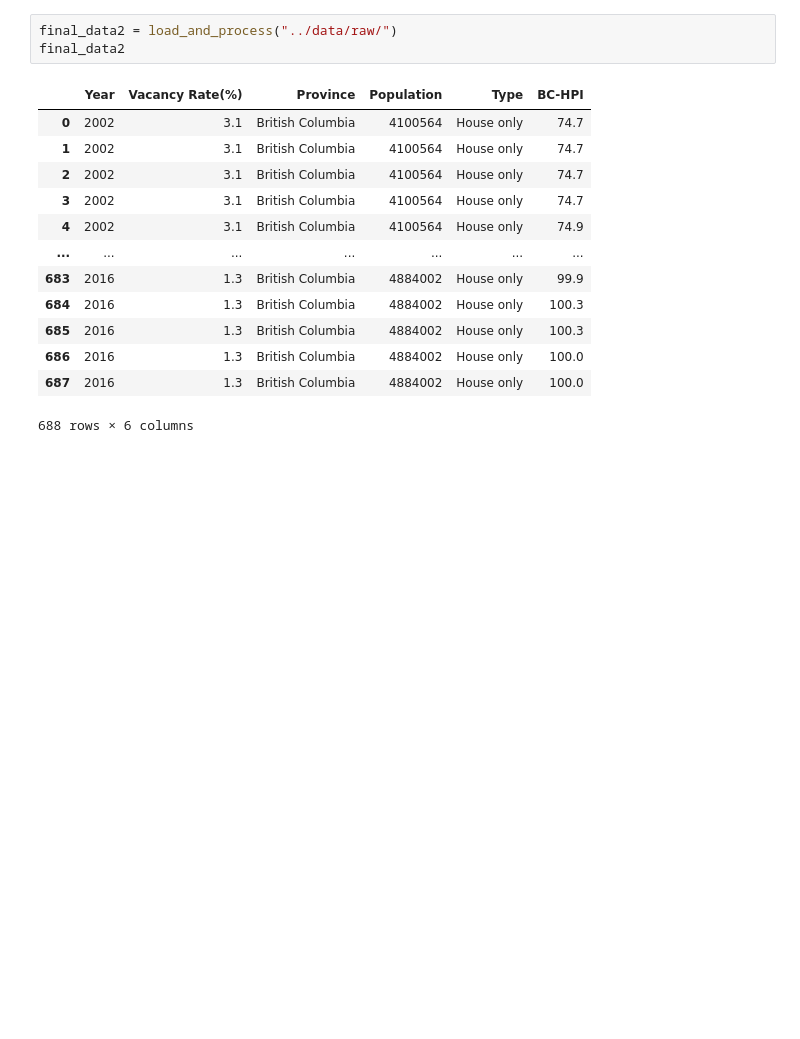
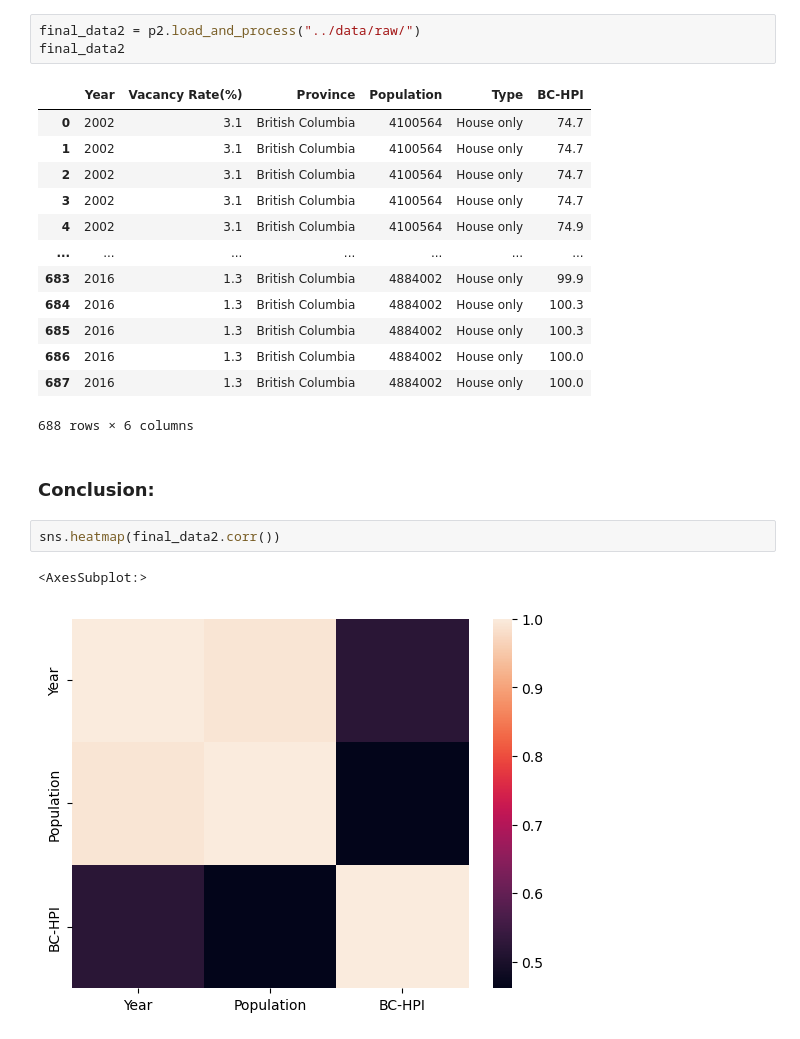
Before and after one commit to ubco-W2022T1-cosc301/group13, a Jupyter notebook: notebooks/analysis2.ipynb, the cells around one changed output. Cells and saved outputs as stored; diff of their text form; blank space fills up the shorter version.

```diff
--- a/notebooks/analysis2.ipynb
+++ b/notebooks/analysis2.ipynb
@@ -307,7 +307,7 @@ final_data2
 # %%
 import project_functions2 as p2
 # %%
-final_data2 = load_and_process("../data/raw/")
+final_data2 = p2.load_and_process("../data/raw/")
 final_data2
 # %% [output]
 |  | Year | Vacancy Rate(%) | Province | Population | Type | BC-HPI |
@@ -323,3 +323,10 @@ final_data2
 | 686 | 2016 | 1.3 | British Columbia | 4884002 | House only | 100.0 |
 | 687 | 2016 | 1.3 | British Columbia | 4884002 | House only | 100.0 |
 688 rows × 6 columns
+# %% [markdown]
+### Conclusion:
+# %%
+sns.heatmap(final_data2.corr())
+# %% [output]
+<AxesSubplot:>
+[figure, added]
```
Also changed, not shown: parts of 6 cells of this notebook, 1 other file.
